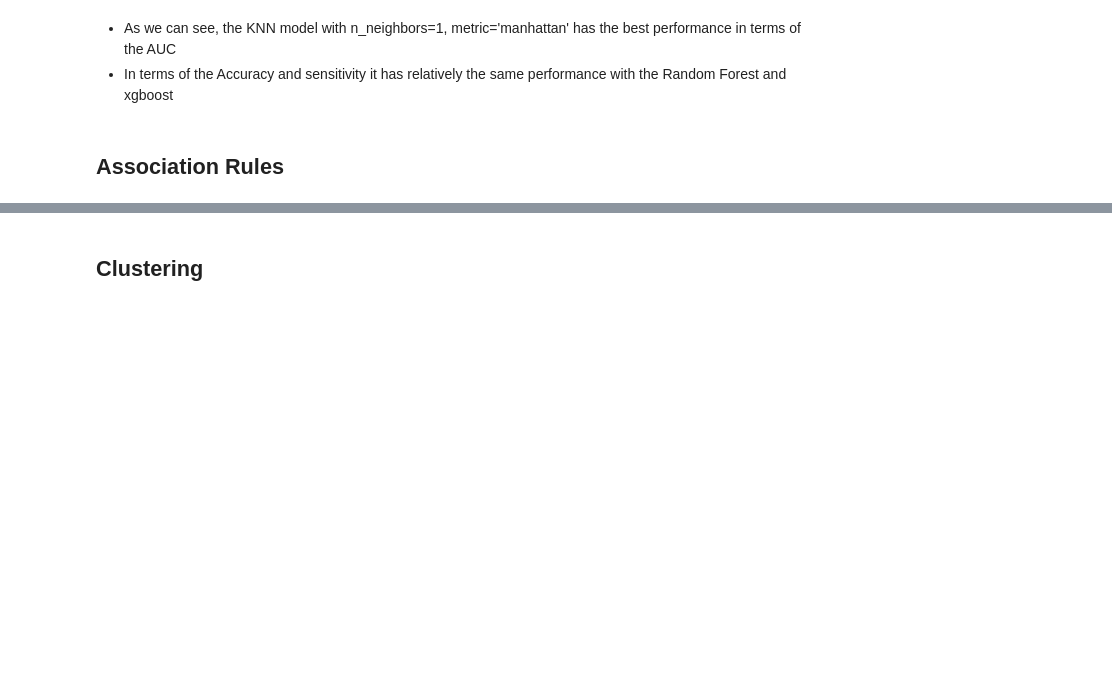
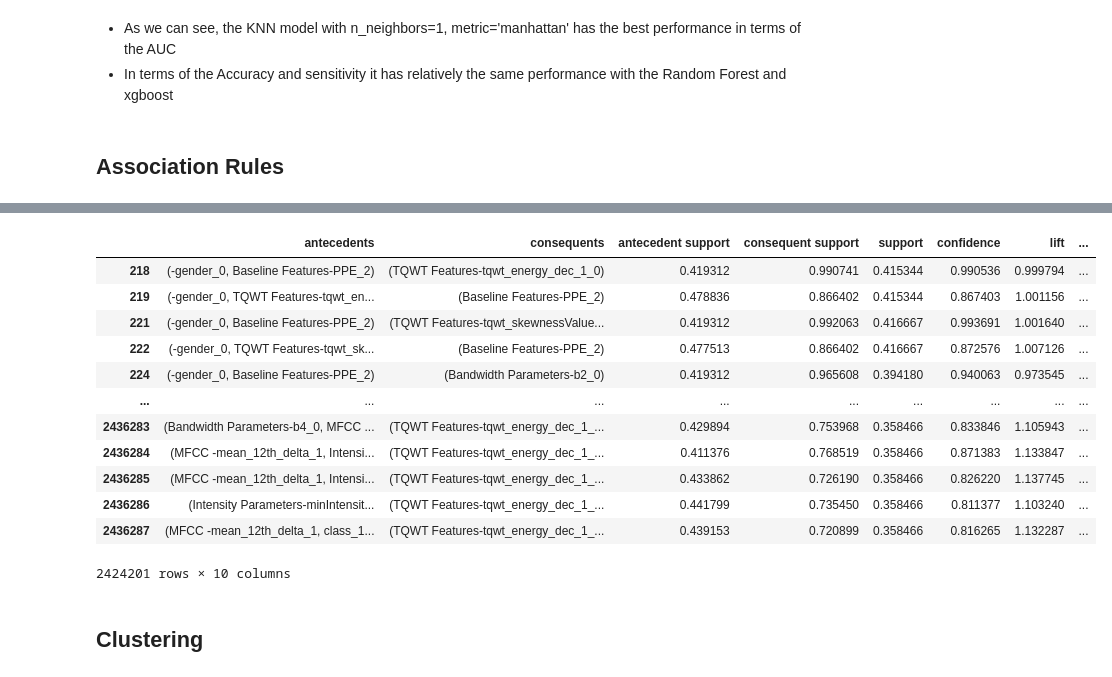
Before and after one commit to MartinXPN/Tecnico, a Jupyter notebook: DataScience/Project - dataset1.ipynb, the cells around one changed output, grey strips where cells are left out. Saved outputs shown, nothing was run; the diff lists cells and outputs as text; code cells hidden in the pictures; blank space fills up the shorter version.

Commit message:
added association rules

```diff
--- a/DataScience/Project - dataset1.ipynb
+++ b/DataScience/Project - dataset1.ipynb
@@ -831,10 +839,22 @@ dummified_df.head(5)
 # %%
-minsup = 0.35 #you can also use iteratively decreasing support as in the previous example
-frequent_itemsets = apriori(dummified_df, min_support=minsup, use_colnames=True)
-minconf = 0.8
-rules = association_rules(frequent_itemsets, metric="confidence", min_threshold=minconf)
+frequent_itemsets = apriori(dummified_df, min_support=0.35, use_colnames=True)
+rules = association_rules(frequent_itemsets, metric="confidence", min_threshold=0.8)
 rules["antecedent_len"] = rules["antecedents"].apply(lambda x: len(x))
-# rules[(rules['antecedent_len']>=2)]
+rules[(rules['antecedent_len']>=2)]
+# %% [output]
+|  | antecedents | consequents | antecedent support | consequent support | support | confidence | lift | ... |
+| 218 | (-gender_0, Baseline Features-PPE_2) | (TQWT Features-tqwt_energy_dec_1_0) | 0.419312 | 0.990741 | 0.415344 | 0.990536 | 0.999794 | ... |
+| 219 | (-gender_0, TQWT Features-tqwt_en... | (Baseline Features-PPE_2) | 0.478836 | 0.866402 | 0.415344 | 0.867403 | 1.001156 | ... |
+| 221 | (-gender_0, Baseline Features-PPE_2) | (TQWT Features-tqwt_skewnessValue... | 0.419312 | 0.992063 | 0.416667 | 0.993691 | 1.001640 | ... |
+| 222 | (-gender_0, TQWT Features-tqwt_sk... | (Baseline Features-PPE_2) | 0.477513 | 0.866402 | 0.416667 | 0.872576 | 1.007126 | ... |
+| 224 | (-gender_0, Baseline Features-PPE_2) | (Bandwidth Parameters-b2_0) | 0.419312 | 0.965608 | 0.394180 | 0.940063 | 0.973545 | ... |
+| ... | ... | ... | ... | ... | ... | ... | ... | ... |
+| 2436283 | (Bandwidth Parameters-b4_0, MFCC ... | (TQWT Features-tqwt_energy_dec_1_... | 0.429894 | 0.753968 | 0.358466 | 0.833846 | 1.105943 | ... |
+| 2436284 | (MFCC -mean_12th_delta_1, Intensi... | (TQWT Features-tqwt_energy_dec_1_... | 0.411376 | 0.768519 | 0.358466 | 0.871383 | 1.133847 | ... |
+| 2436285 | (MFCC -mean_12th_delta_1, Intensi... | (TQWT Features-tqwt_energy_dec_1_... | 0.433862 | 0.726190 | 0.358466 | 0.826220 | 1.137745 | ... |
+| 2436286 | (Intensity Parameters-minIntensit... | (TQWT Features-tqwt_energy_dec_1_... | 0.441799 | 0.735450 | 0.358466 | 0.811377 | 1.103240 | ... |
+| 2436287 | (MFCC -mean_12th_delta_1, class_1... | (TQWT Features-tqwt_energy_dec_1_... | 0.439153 | 0.720899 | 0.358466 | 0.816265 | 1.132287 | ... |
+2424201 rows × 10 columns
 # %% [markdown]
 ## Clustering
 # %%
```
Also changed, not shown: parts of 21 cells of this notebook.
